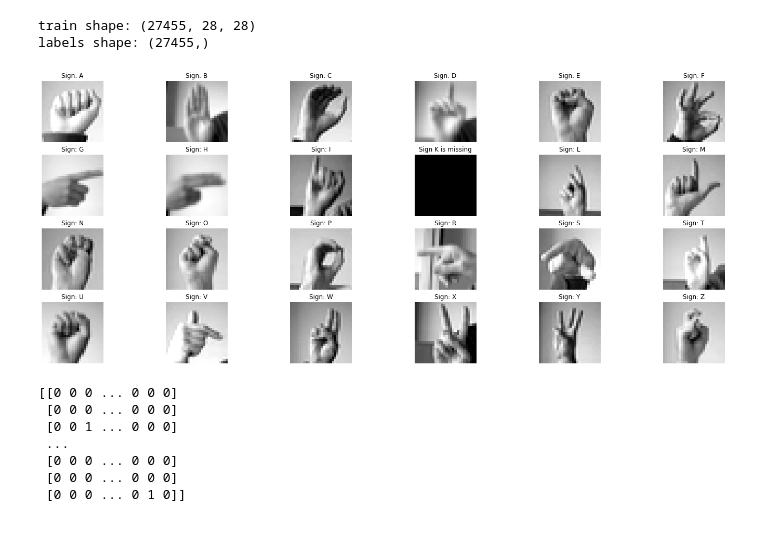
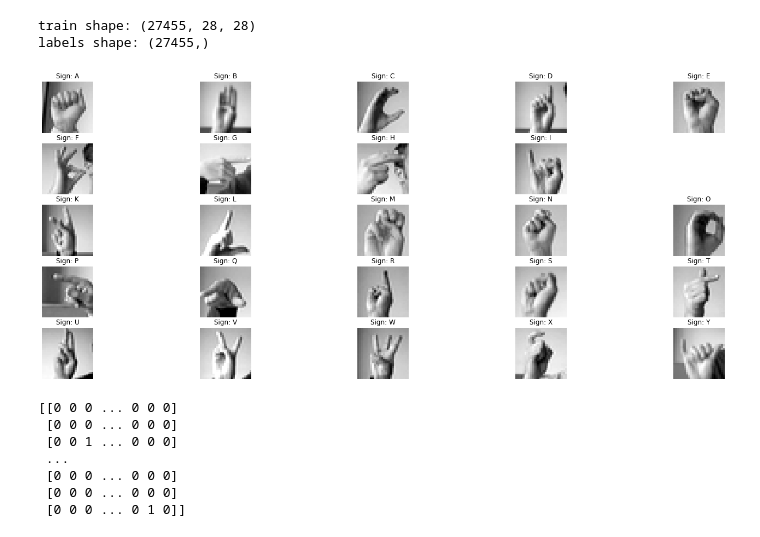
Before and after one commit to aqua1907/mnist_sign_language, a Jupyter notebook: sign-language-mnist.ipynb, the cells around one changed output. Drawn from its saved outputs; the diff is of its cells as text; code cells hidden in the pictures.

```diff
--- a/sign-language-mnist.ipynb
+++ b/sign-language-mnist.ipynb
@@ -65,34 +65,36 @@ labels shape: (27455,)
 # %%
 ix_to_char = {
     0: "A",
     1: "B",
     2: "C",
     3: "D",
     4: "E",
     5: "F",
     6: "G",
     7: "H",
     8: "I",
-    9: "K",
-    10: "L",
-    11: "M",
-    12: "N",
-    13: "O",
-    14: "P",
-    15: "R",
-    16: "S",
-    17: "T",
-    18: "U",
-    19: "V",
-    20: "W",
-    21: "X",
-    22: "Y",
-    23: "Z",
+    9: "J",
+    10: "K",
+    11: "L",
+    12: "M",
+    13: "N",
+    14: "O",
+    15: "P",
+    16: "Q",
+    17: "R",
+    18: "S",
+    19: "T",
+    20: "U",
+    21: "V",
+    22: "W",
+    23: "X",
+    24: "Y",
+    25: "Z",
 }
 
-plot_examples(train, labels, ix_to_char)
+plot_examples(train, data, ix_to_char)
 # %% [output]
-[figure, old version]
+[figure, new version]
 # %%
 from sklearn.model_selection import train_test_split
 from sklearn.preprocessing import LabelBinarizer
```
Also changed, not shown: parts of 4 cells of this notebook, 5 other files.
